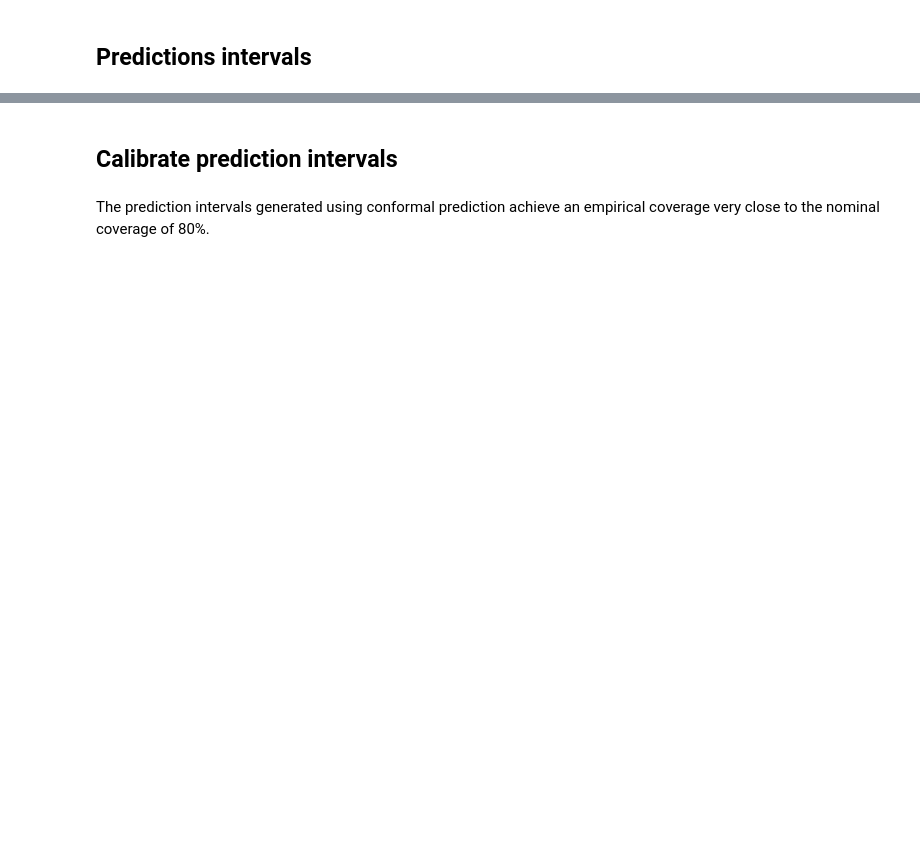
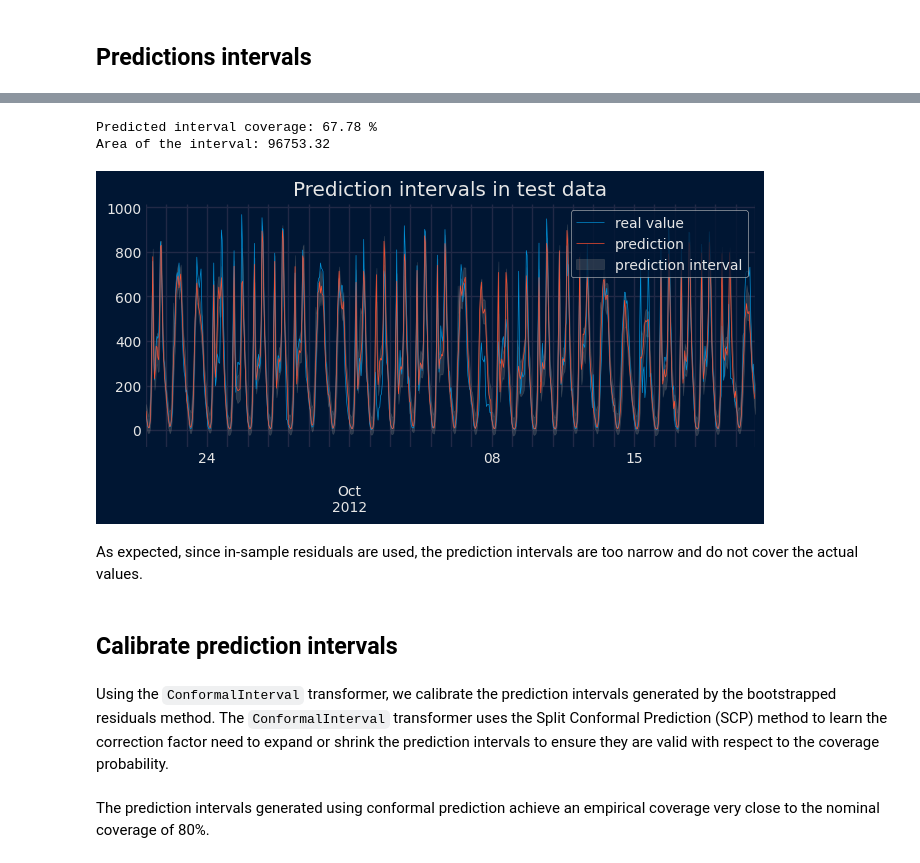
Before and after one commit to skforecast/skforecast, a Jupyter notebook: docs/user_guides/probabilistic-forecasting-calibrate-intervals.ipynb, the cells around one changed output, grey strips where cells are left out. Saved outputs shown, nothing was run; the diff lists cells and outputs as text; code cells hidden in the pictures; blank space fills up the shorter version.

```diff
--- a/docs/user_guides/probabilistic-forecasting-calibrate-intervals.ipynb
+++ b/docs/user_guides/probabilistic-forecasting-calibrate-intervals.ipynb
@@ -207,2 +173,34 @@ ax.legend();
+# %%
+# Plot intervals
+# ==============================================================================
+plot_prediction_intervals(
+    predictions         = predictions_test,
+    y_true              = data_test,
+    target_variable     = "users",
+    title               = "Prediction intervals in test data",
+    kwargs_fill_between = {'color': 'gray', 'alpha': 0.3, 'zorder': 1}
+)
+
+# Predicted interval coverage (on test data)
+# ==============================================================================
+coverage = calculate_coverage(
+    y_true = data.loc[end_calibration:, 'users'],
+    lower_bound = predictions_test["lower_bound"],
+    upper_bound = predictions_test["upper_bound"]
+)
+print(f"Predicted interval coverage: {round(100 * coverage, 2)} %")
+
+# Area of the interval
+# ==============================================================================
+area = (predictions_test["upper_bound"] - predictions_test["lower_bound"]).sum()
+print(f"Area of the interval: {round(area, 2)}")
+# %% [output]
+Predicted interval coverage: 67.78 %
+Area of the interval: 96753.32
+[figure, added]
+# %% [markdown]
+As expected, since in-sample residuals are used, the prediction intervals are too narrow and do not cover the actual values.
 # %% [markdown]
 ## Calibrate prediction intervals
+# %% [markdown]
+Using the `ConformalInterval` transformer, we calibrate the prediction intervals generated by the bootstrapped residuals method. The `ConformalInterval` transformer uses the Split Conformal Prediction (SCP) method to learn the correction factor need to expand or shrink the prediction intervals to ensure they are valid with respect to the coverage probability.
```
Also changed, not shown: parts of 13 cells of this notebook, 4 other files.
